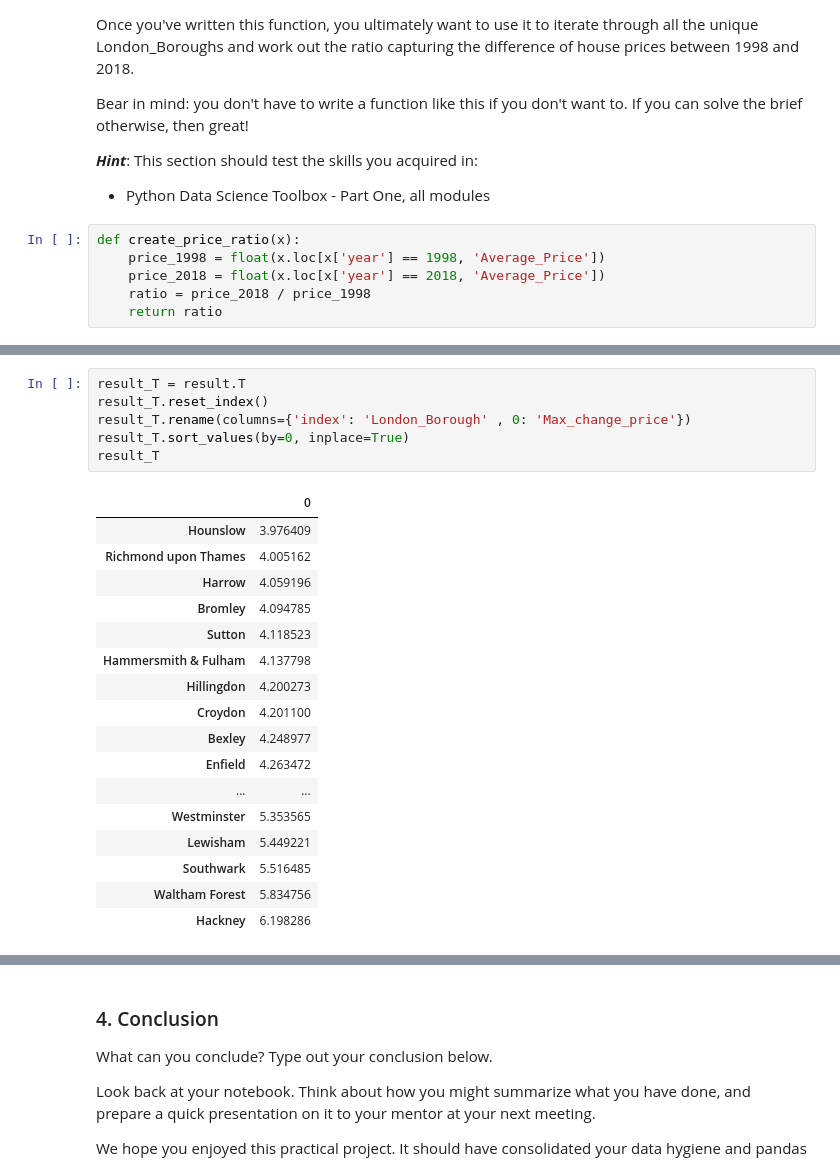
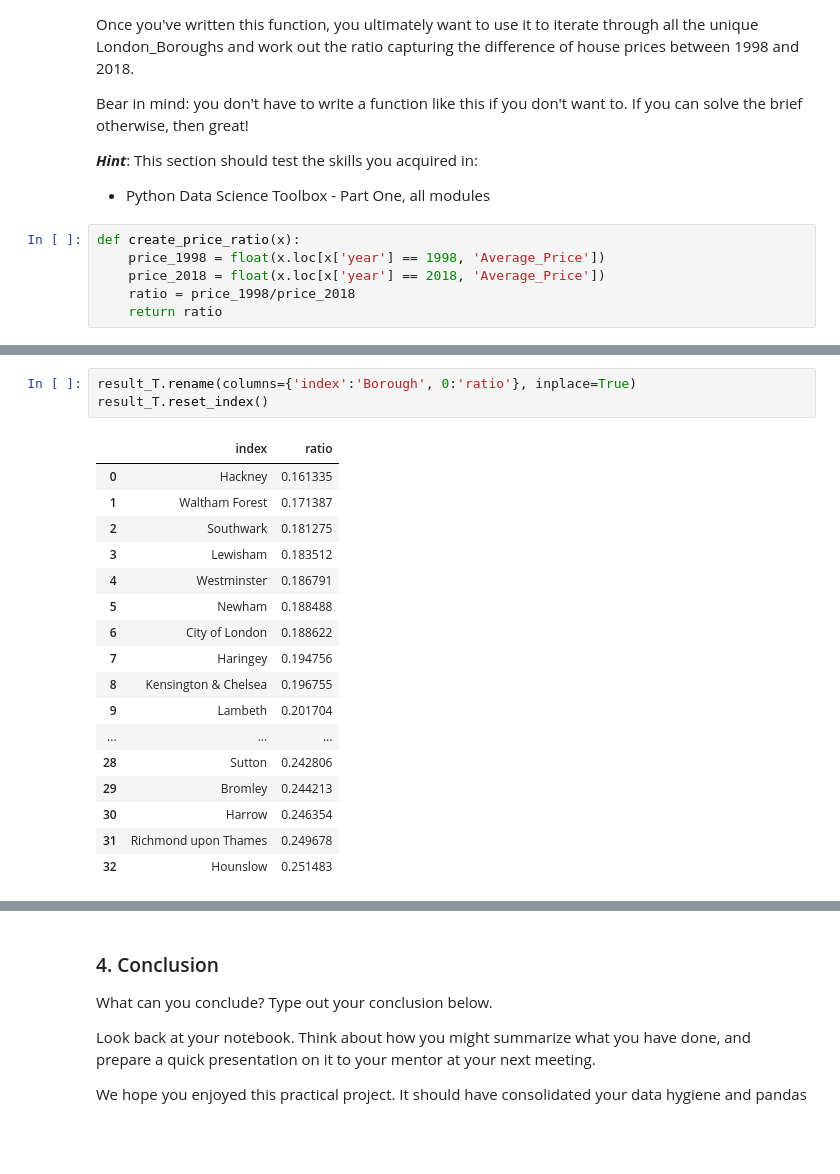
Before and after one commit to waglek/Springboard, a Jupyter notebook: KW_Unit4ChallengeTier3.ipynb, the cells around one changed output, grey strips where cells are left out. Cells and saved outputs as stored; diff of their text form; blank space fills up the shorter version.

```diff
--- a/KW_Unit4ChallengeTier3.ipynb
+++ b/KW_Unit4ChallengeTier3.ipynb
@@ -264,7 +264,7 @@ Bear in mind: you don't have to write a function like this if you don't want to.
 def create_price_ratio(x):
     price_1998 = float(x.loc[x['year'] == 1998, 'Average_Price'])
     price_2018 = float(x.loc[x['year'] == 2018, 'Average_Price'])
-    ratio = price_2018 / price_1998
+    ratio = price_1998/price_2018
     return ratio
 # %%
 final = {}
@@ -278,24 +322,21 @@ result = pd.DataFrame(final, index=[0])
 # %%
-result_T = result.T
+result_T.rename(columns={'index':'Borough', 0:'ratio'}, inplace=True)
 result_T.reset_index()
-result_T.rename(columns={'index': 'London_Borough' , 0: 'Max_change_price'})
-result_T.sort_values(by=0, inplace=True)
-result_T
 # %% [output]
-|  | 0 |
-| Hounslow | 3.976409 |
-| Richmond upon Thames | 4.005162 |
-| Harrow | 4.059196 |
-| Bromley | 4.094785 |
-| Sutton | 4.118523 |
-| Hammersmith & Fulham | 4.137798 |
-| Hillingdon | 4.200273 |
-| Croydon | 4.201100 |
-| Bexley | 4.248977 |
-| Enfield | 4.263472 |
-| ... | ... |
-| Westminster | 5.353565 |
-| Lewisham | 5.449221 |
-| Southwark | 5.516485 |
-| Waltham Forest | 5.834756 |
-| Hackney | 6.198286 |
+|  | index | ratio |
+| 0 | Hackney | 0.161335 |
+| 1 | Waltham Forest | 0.171387 |
+| 2 | Southwark | 0.181275 |
+| 3 | Lewisham | 0.183512 |
+| 4 | Westminster | 0.186791 |
+| 5 | Newham | 0.188488 |
+| 6 | City of London | 0.188622 |
+| 7 | Haringey | 0.194756 |
+| 8 | Kensington & Chelsea | 0.196755 |
+| 9 | Lambeth | 0.201704 |
+| ... | ... | ... |
+| 28 | Sutton | 0.242806 |
+| 29 | Bromley | 0.244213 |
+| 30 | Harrow | 0.246354 |
+| 31 | Richmond upon Thames | 0.249678 |
+| 32 | Hounslow | 0.251483 |
```
Also changed, not shown: parts of 6 cells of this notebook.
